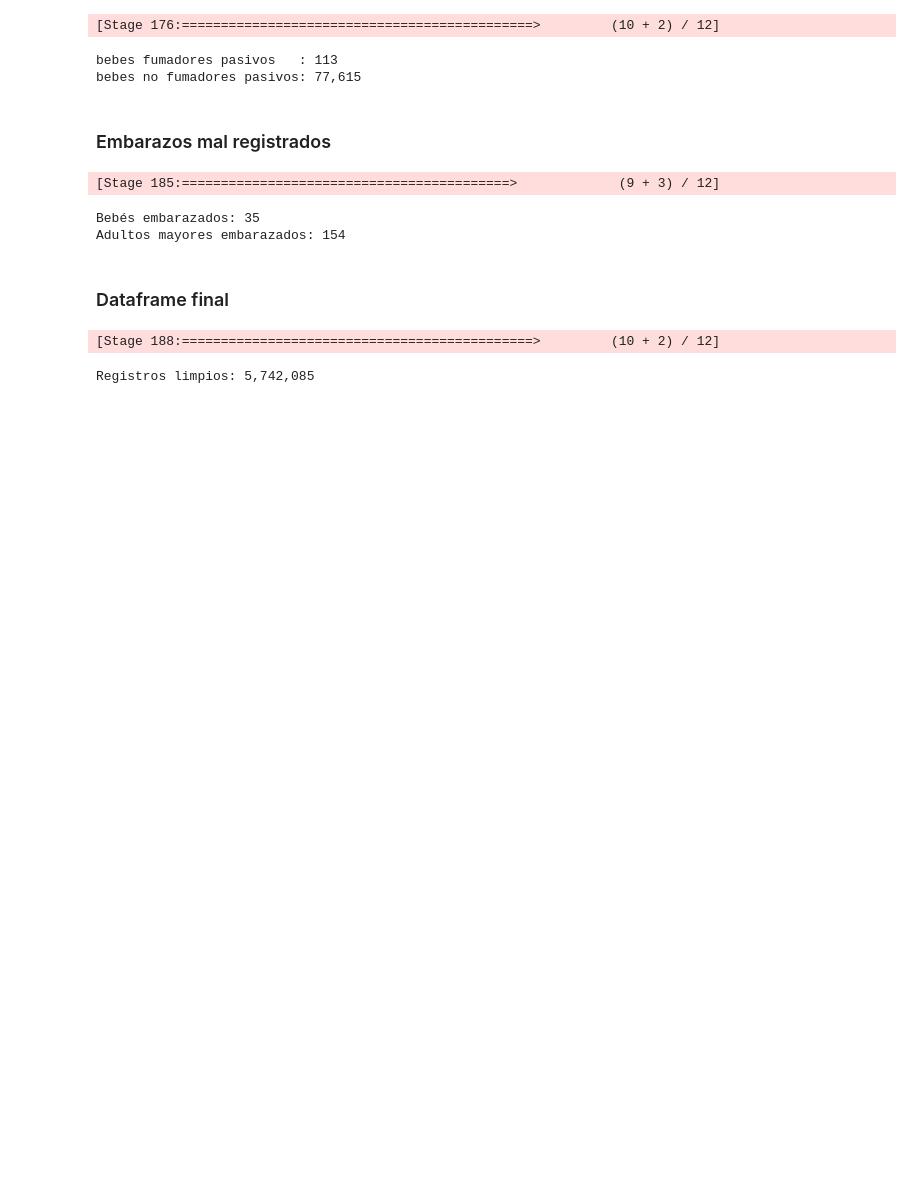
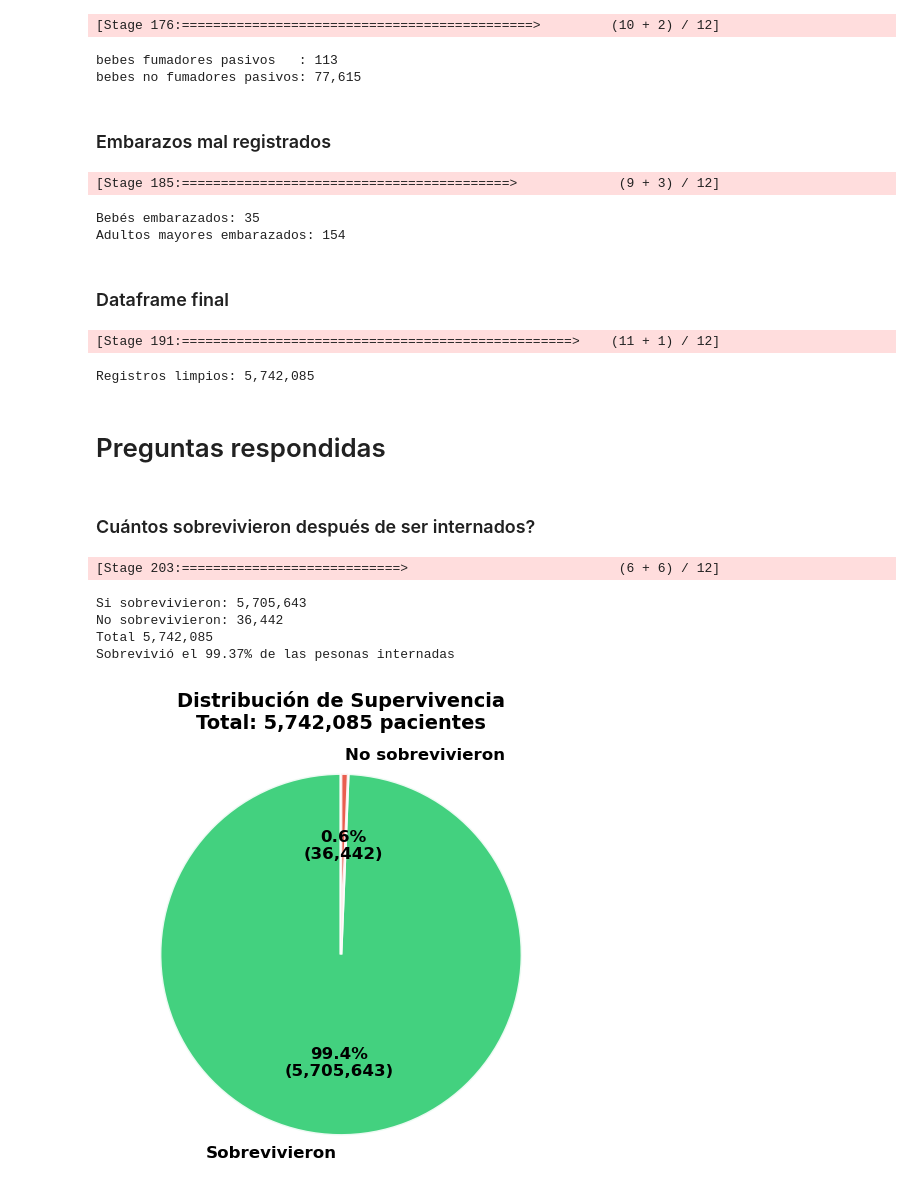
Before and after one commit to JairRamosG/COVID19_COMORBILIDADES, a Jupyter notebook: notebooks/analisis.ipynb, the cells around one changed output. Drawn from its saved outputs; the diff is of its cells as text; code cells hidden in the pictures; blank space fills up the shorter version.

Commit message:
primer pie chart

```diff
--- a/notebooks/analisis.ipynb
+++ b/notebooks/analisis.ipynb
@@ -212,7 +215,55 @@ Adultos mayores embarazados: 154
 # %% [markdown]
 ### Dataframe final
 # %%
-print(f'Registros limpios: {df.count():,}')
+total = df.count()
+print(f'Registros limpios: {total:,}')
 # %% [output]
-[Stage 188:=============================================>         (10 + 2) / 12]
+[Stage 191:==================================================>    (11 + 1) / 12]
 Registros limpios: 5,742,085
+# %% [markdown]
+# Preguntas respondidas
+# %% [markdown]
+### Cuántos sobrevivieron después de ser internados?
+# %%
+si_sobrevivio = df.filter(col('SOBREVIVIO') == 1).count()
+no_sobrevivio = df.filter(col('SOBREVIVIO') == 0).count()
+
+porcentaje_sobreviven = np.round((si_sobrevivio/total) * 100, 2)
+print(f'Si sobrevivieron: {si_sobrevivio:,}')
+print(f'No sobrevivieron: {no_sobrevivio:,}')
+print(f'Total {total:,}')
+print(f'Sobrevivió el {porcentaje_sobreviven}% de las pesonas internadas')
+# %% [output]
+[Stage 203:============================>                           (6 + 6) / 12]
+Si sobrevivieron: 5,705,643
+No sobrevivieron: 36,442
+Total 5,742,085
+Sobrevivió el 99.37% de las pesonas internadas
+# %%
+# Datos
+labels = ['Sobrevivieron', 'No sobrevivieron']
+values = [si_sobrevivio, no_sobrevivio]
+colors = ['#2ecc71', '#e74c3c']
+total = sum(values)
+
+# Crear figura
+plt.figure(figsize=(5, 5))
+wedges, texts, autotexts = plt.pie(
+    values,
+    labels=labels,
+    colors=colors,
+    autopct=lambda pct: f'{pct:.1f}%\n({int(pct*total/100):,})',
+    startangle=90,
+    textprops={'fontsize': 12, 'fontweight': 'bold'},
+    wedgeprops={'edgecolor': 'white', 'linewidth': 2, 'alpha': 0.9}
+)
+
+# Título
+plt.title(f'Porcentaje de Supervivencia\nTotal: {total:,} pacientes',
+          fontsize=14, fontweight='bold', pad=20)
+
+plt.axis('equal')
+plt.tight_layout()
+plt.show()
+# %% [output]
+[figure, added]
```
Also changed, not shown: parts of 1 cell of this notebook.
